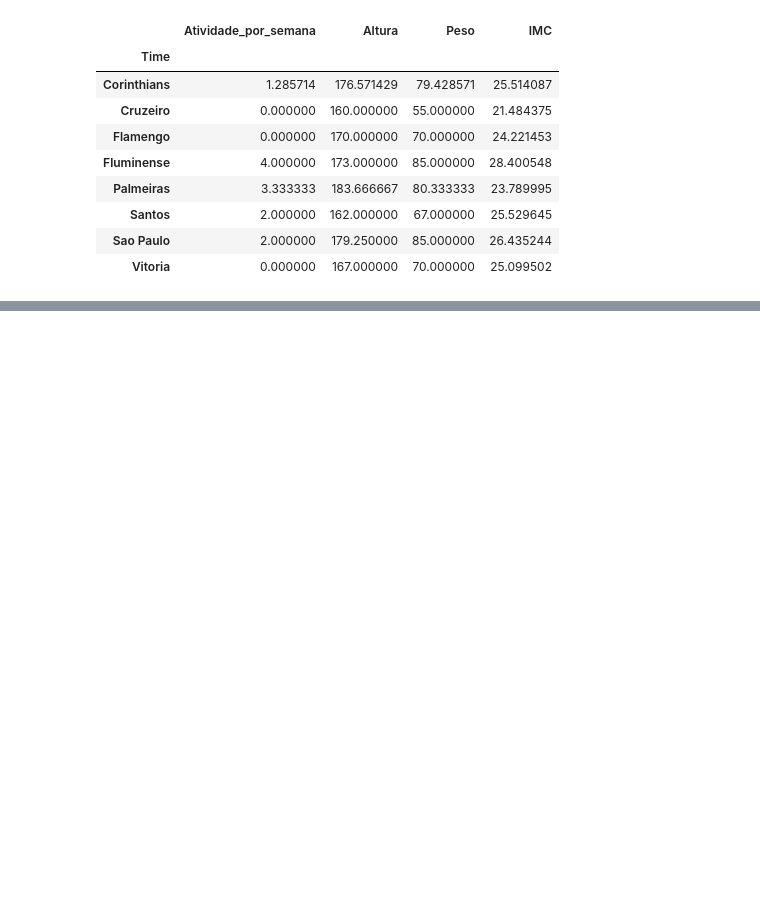
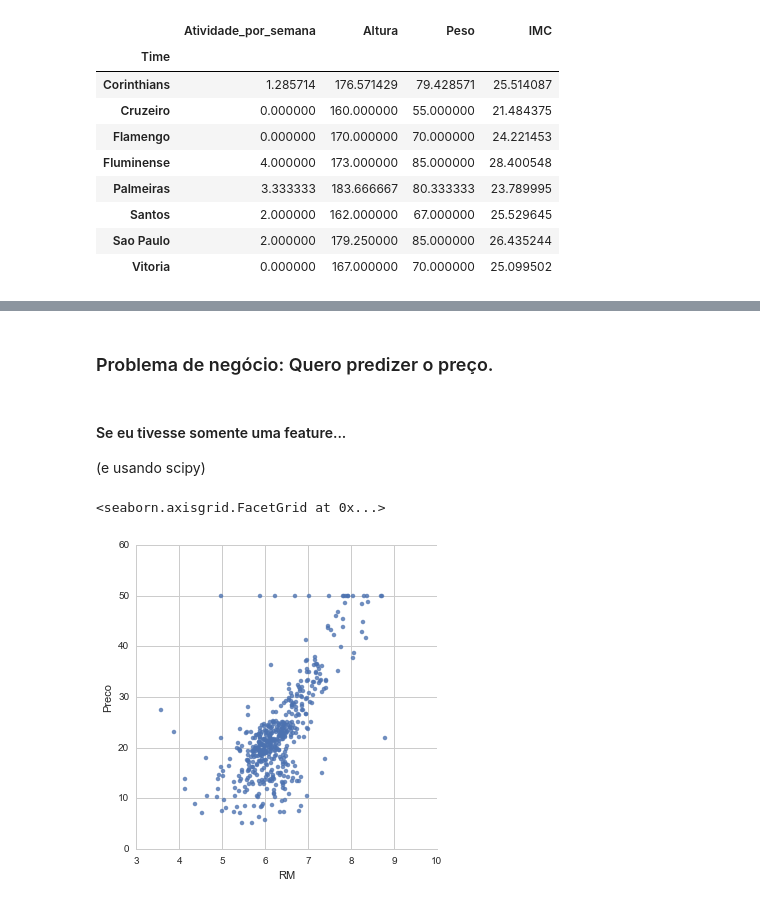
Before and after one commit to hitoshinagano/Locaweb_aulas, a Jupyter notebook: Aula.ipynb, the cells around one changed output, grey strips where cells are left out. Cells and saved outputs as stored; diff of their text form; code cells hidden in the pictures; blank space fills up the shorter version.

```diff
--- a/Aula.ipynb
+++ b/Aula.ipynb
@@ -1401,0 +1487,3 @@ df_agrupado.apply(ranker)
+# %%
+# introduzindo a coluna de precos
+boston_df['Preco'] = boston.target
@@ -1401,0 +1499,11 @@ df_agrupado.apply(ranker)
+# %% [markdown]
+### Problema de negócio: Quero predizer o preço.
+# %% [markdown]
+#### Se eu tivesse somente uma feature...
+(e usando scipy)
+# %%
+# como seria...
+sns.lmplot('RM', 'Preco', data=boston_df, fit_reg=False)
+# %% [output]
+<seaborn.axisgrid.FacetGrid at 0x...>
+[figure, added]
```
Also changed, not shown: parts of 79 cells of this notebook.
